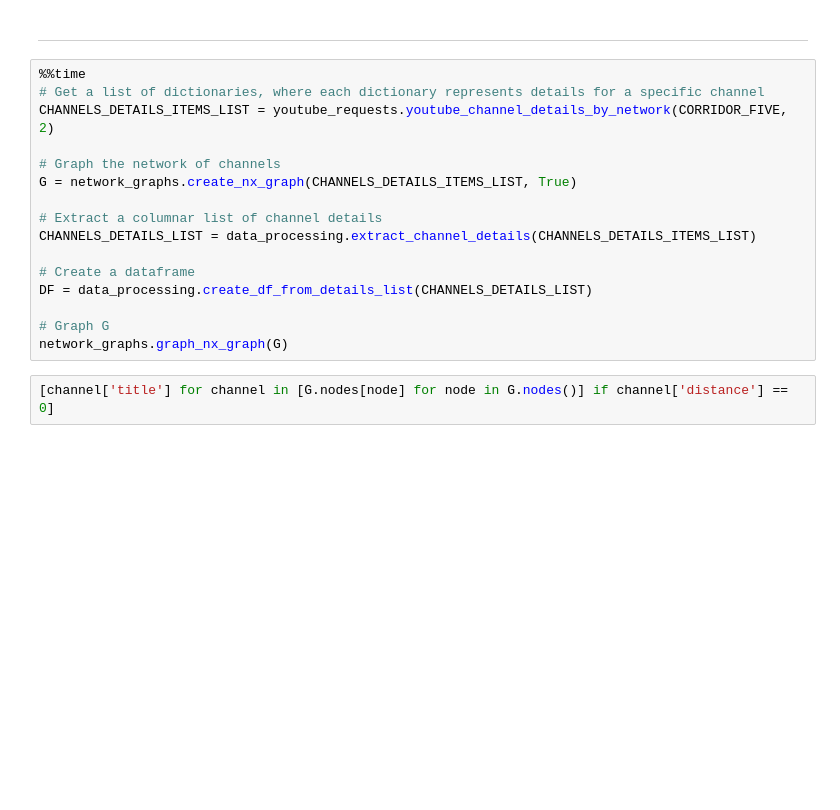
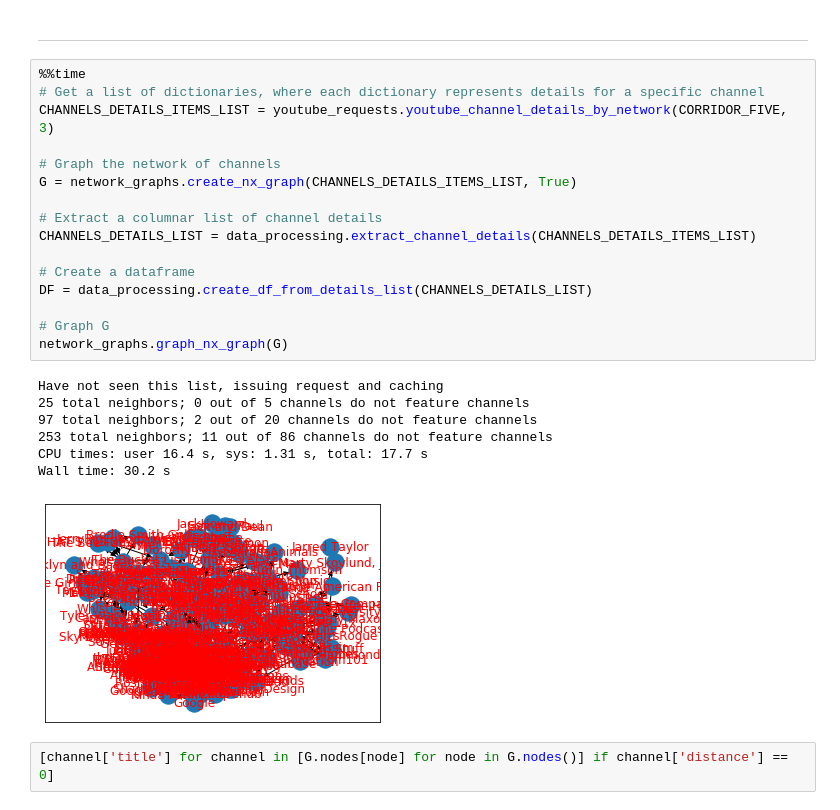
Before and after one commit to DanOvad/youtube-channel-analysis, a Jupyter notebook: youtube_network.ipynb, the cells around one changed output. Drawn from its saved outputs; the diff is of its cells as text; blank space fills up the shorter version.

```diff
--- a/youtube_network.ipynb
+++ b/youtube_network.ipynb
@@ -106,19 +116,27 @@ CORRIDOR_FIVE = ['UCNSeDrWRGxx5p2l3tj7RWQw',
 # %%
 %%time
 # Get a list of dictionaries, where each dictionary represents details for a specific channel
-CHANNELS_DETAILS_ITEMS_LIST = youtube_requests.youtube_channel_details_by_network(CORRIDOR_FIVE, 2)
+CHANNELS_DETAILS_ITEMS_LIST = youtube_requests.youtube_channel_details_by_network(CORRIDOR_FIVE, 3)
 
 # Graph the network of channels
 G = network_graphs.create_nx_graph(CHANNELS_DETAILS_ITEMS_LIST, True)
 
 # Extract a columnar list of channel details
 CHANNELS_DETAILS_LIST = data_processing.extract_channel_details(CHANNELS_DETAILS_ITEMS_LIST)
 
 # Create a dataframe
 DF = data_processing.create_df_from_details_list(CHANNELS_DETAILS_LIST)
 
 # Graph G
 network_graphs.graph_nx_graph(G)
+# %% [output]
+Have not seen this list, issuing request and caching
+25 total neighbors; 0 out of 5 channels do not feature channels
+97 total neighbors; 2 out of 20 channels do not feature channels
+253 total neighbors; 11 out of 86 channels do not feature channels
+CPU times: user 16.4 s, sys: 1.31 s, total: 17.7 s
+Wall time: 30.2 s
+[figure, added]
 # %%
 [channel['title'] for channel in [G.nodes[node] for node in G.nodes()] if channel['distance'] == 0]
 # %%
```
Also changed, not shown: parts of 4 cells of this notebook, 5 other files.
